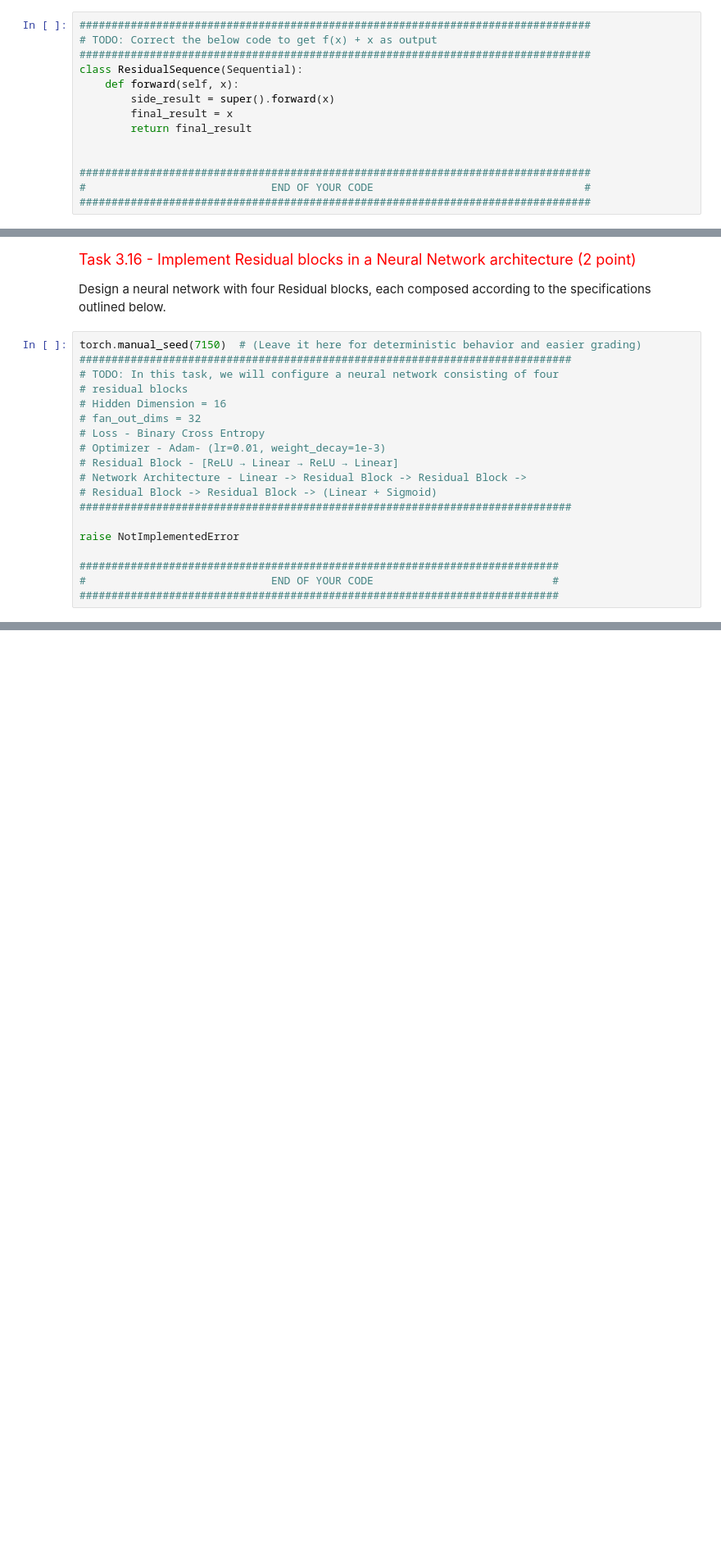
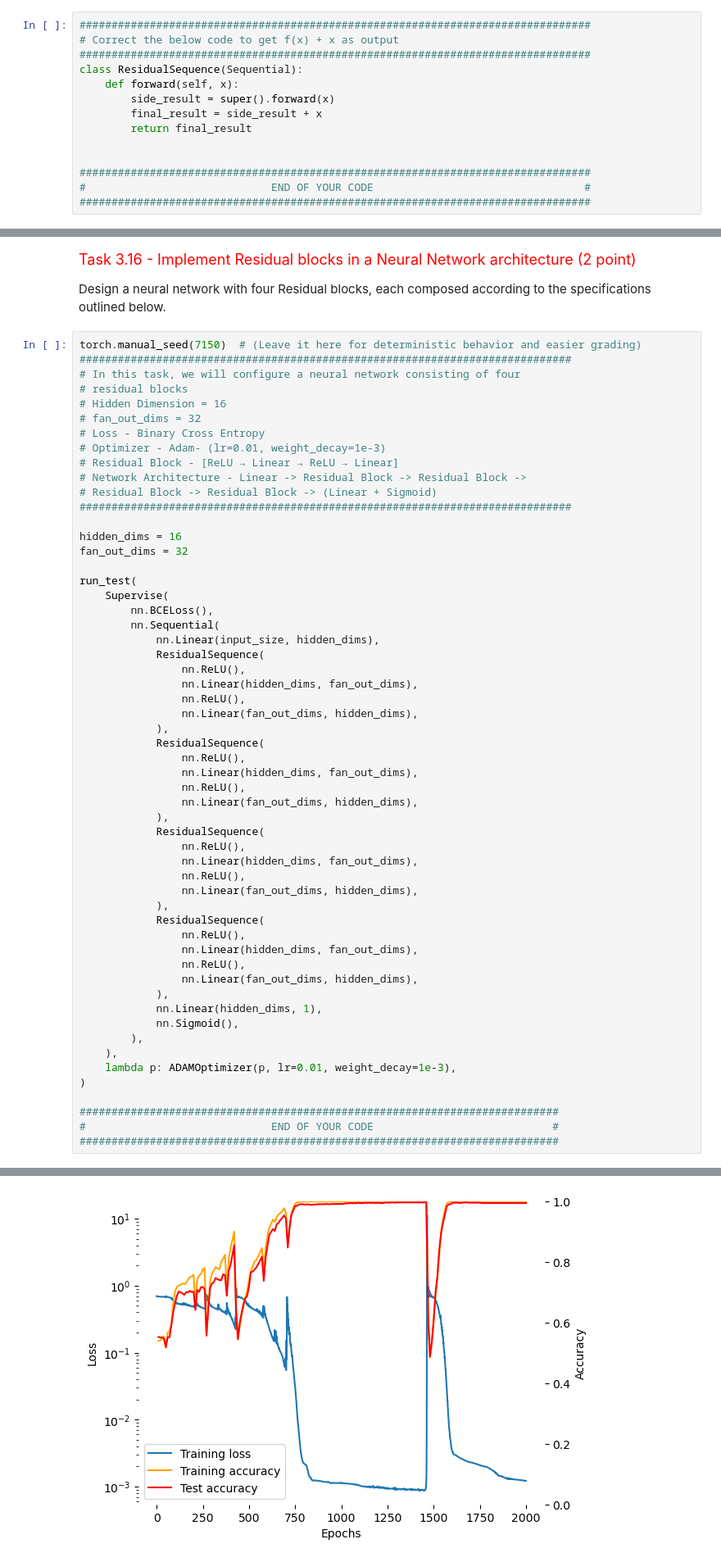
Before and after one commit to zzfz1/CS7150-Homework-2, a Jupyter notebook: HW2_1_OptimizationAndNetworkArchitecture.ipynb, the cells around one changed output, grey strips where cells are left out. Shown at 82% size. Cells and saved outputs as stored; diff of their text form; blank space fills up the shorter version.

```diff
--- a/HW2_1_OptimizationAndNetworkArchitecture.ipynb
+++ b/HW2_1_OptimizationAndNetworkArchitecture.ipynb
@@ -1505,12 +1491,12 @@ Residual Networks (ResNets) are a type of deep neural network that are designed
 <font size='4' color='Red'>Task 3.15 - Modifiy the code below so that that `ResidualSequence` does not just implement `y = f(x)` but instead implements `y = f(x) + x`.  The template code has a bug and only implement `y=x`. (1 point)</font>
 # %%
 ################################################################################
-# TODO: Correct the below code to get f(x) + x as output
+# Correct the below code to get f(x) + x as output
 ################################################################################
 class ResidualSequence(Sequential):
     def forward(self, x):
         side_result = super().forward(x)
-        final_result = x
+        final_result = side_result + x
         return final_result
 
 
@@ -1540,7 +1526,7 @@ Design a neural network with four Residual blocks, each composed according to th
 # %%
 torch.manual_seed(7150)  # (Leave it here for deterministic behavior and easier grading)
 #############################################################################
-# TODO: In this task, we will configure a neural network consisting of four
+# In this task, we will configure a neural network consisting of four
 # residual blocks
 # Hidden Dimension = 16
 # fan_out_dims = 32
@@ -1551,8 +1537,46 @@ torch.manual_seed(7150)  # (Leave it here for deterministic behavior and easier
 # Residual Block -> Residual Block -> (Linear + Sigmoid)
 #############################################################################
 
-raise NotImplementedError
+hidden_dims = 16
+fan_out_dims = 32
+
+run_test(
+    Supervise(
+        nn.BCELoss(),
+        nn.Sequential(
+            nn.Linear(input_size, hidden_dims),
+            ResidualSequence(
+                nn.ReLU(),
+                nn.Linear(hidden_dims, fan_out_dims),
+                nn.ReLU(),
+                nn.Linear(fan_out_dims, hidden_dims),
+            ),
+            ResidualSequence(
+                nn.ReLU(),
+                nn.Linear(hidden_dims, fan_out_dims),
+                nn.ReLU(),
+                nn.Linear(fan_out_dims, hidden_dims),
+            ),
+            ResidualSequence(
+                nn.ReLU(),
+                nn.Linear(hidden_dims, fan_out_dims),
+                nn.ReLU(),
+                nn.Linear(fan_out_dims, hidden_dims),
+            ),
+            ResidualSequence(
+                nn.ReLU(),
+                nn.Linear(hidden_dims, fan_out_dims),
+                nn.ReLU(),
+                nn.Linear(fan_out_dims, hidden_dims),
+            ),
+            nn.Linear(hidden_dims, 1),
+            nn.Sigmoid(),
+        ),
+    ),
+    lambda p: ADAMOptimizer(p, lr=0.01, weight_decay=1e-3),
+)
 
 ###########################################################################
 #                             END OF YOUR CODE                            #
 ###########################################################################
+# %% [output]
@@ -1559,3 +1586,4 @@ raise NotImplementedError
+[figure, added]
 # %% [markdown]
 <font size='4' color='Red'>Task 3.17 - Reducing Residual Blocks (2 points)</font>
 
```
Also changed, not shown: parts of 51 cells of this notebook, 5 other files.
